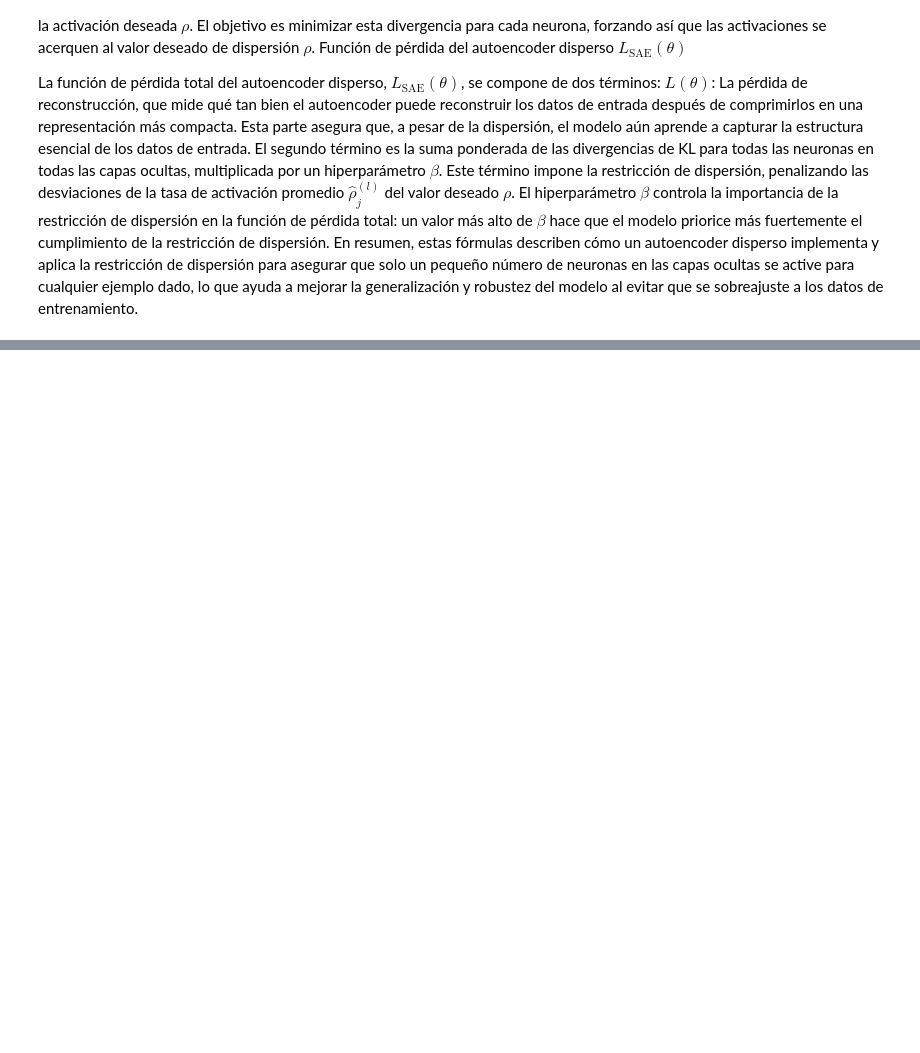
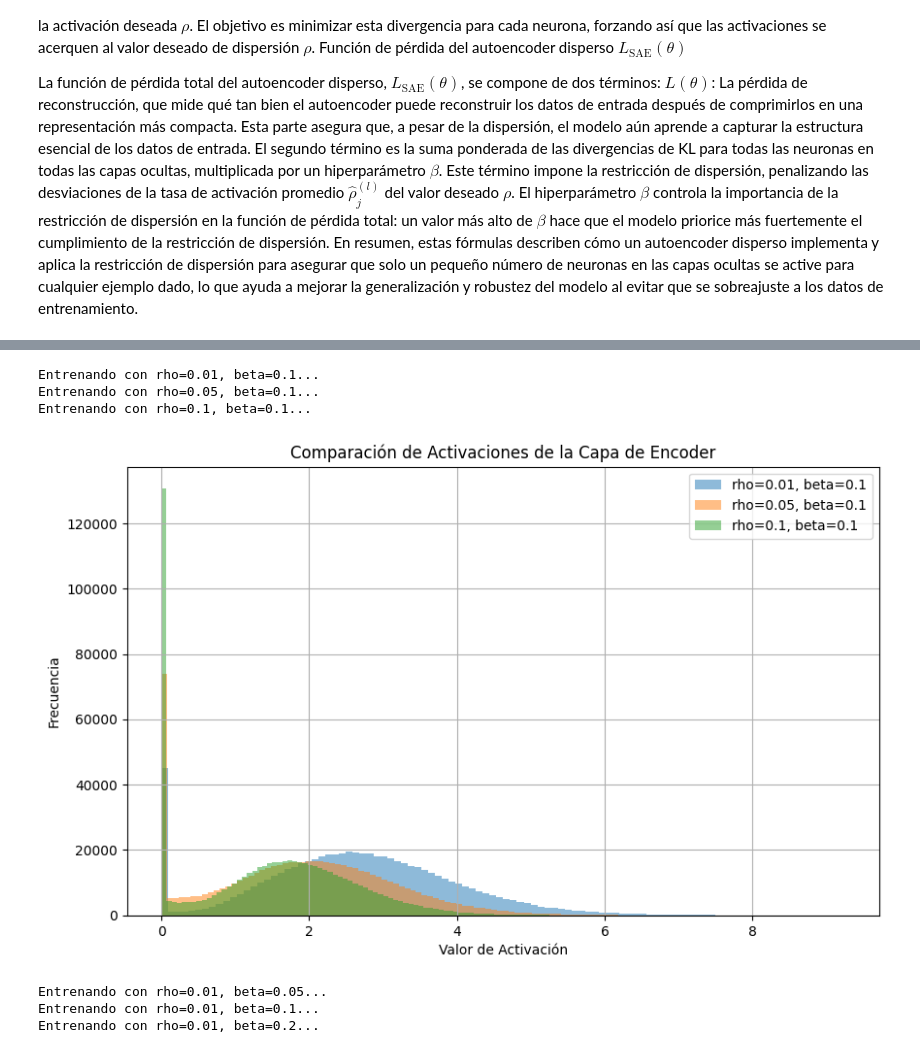
Before and after one commit to ander-db/deep-learning-from-scratch, a Jupyter notebook: autoencoder/Autoencoder.ipynb, the cells around one changed output, grey strips where cells are left out. Drawn from its saved outputs; the diff is of its cells as text; code cells hidden in the pictures; blank space fills up the shorter version.

```diff
--- a/autoencoder/Autoencoder.ipynb
+++ b/autoencoder/Autoencoder.ipynb
@@ -308,0 +414,53 @@ ValueError: in user code:
+# %%
+def compare_sparsity_effects(autoencoder, x_train, x_test, rho_beta_pairs):
+    """
+    Entrena y visualiza las activaciones de la capa de encoder para diferentes valores de rho y beta,
+    todo en la misma gráfica con distintos colores.
+
+    Args:
+    - autoencoder (Model): La instancia base de tu SparseAutoencoder.
+    - x_train (numpy.ndarray): Datos de entrenamiento.
+    - x_test (numpy.ndarray): Datos de prueba para generar activaciones.
+    - rho_beta_pairs (list of tuples): Lista de tuplas (rho, beta) para probar.
+    """
+    plt.figure(figsize=(10, 6))
+    for rho, beta in rho_beta_pairs:
+        print(f"Entrenando con rho={rho}, beta={beta}...")
+        # Configura la pérdida con los valores actuales de rho y beta
+        loss = SparsityLoss(rho=rho, beta=beta)
+
+        # Clona el modelo para reiniciar el entrenamiento
+        model_clone = keras.models.clone_model(autoencoder)
+        model_clone.compile(optimizer=keras.optimizers.Adam(learning_rate=0.001), loss=loss)
+
+        # Entrenar el modelo. Asegúrate de usar callbacks o un número reducido de epochs para evitar largos tiempos de espera.
+        model_clone.fit(x_train, x_train, epochs=5, batch_size=128, shuffle=True, verbose=0)  # Reducir epochs para demostración
+
+        # Obtener activaciones de la capa de encoder
+        encoder_activations = model_clone.encoder(x_test).numpy().flatten()
+
+        # Dibujar histograma de las activaciones
+        plt.hist(encoder_activations, bins=100, alpha=0.5, label=f"rho={rho}, beta={beta}")
+
+    plt.title('Comparación de Activaciones de la Capa de Encoder')
+    plt.xlabel('Valor de Activación')
+    plt.ylabel('Frecuencia')
+    plt.legend(loc='upper right')
+    plt.grid(True)
+    plt.show()
+
+# Ejemplo de uso
+# Asume que sparse_autoencoder es tu modelo, x_train tus datos de entrenamiento y x_test tus datos de prueba
+rho_beta_pairs = [(0.01, 0.1), (0.05, 0.1), (0.1, 0.1)]  # Ejemplos de pares de rho y beta para probar
+compare_sparsity_effects(sparse_autoencoder, x_train, x_test, rho_beta_pairs)
+
+rho_beta_pairs = [(0.01, 0.05), (0.01, 0.1), (0.01, 0.2)]
+compare_sparsity_effects(sparse_autoencoder, x_train, x_test, rho_beta_pairs)
+# %% [output]
+Entrenando con rho=0.01, beta=0.1...
+Entrenando con rho=0.05, beta=0.1...
+Entrenando con rho=0.1, beta=0.1...
+[figure, added]
+Entrenando con rho=0.01, beta=0.05...
+Entrenando con rho=0.01, beta=0.1...
+Entrenando con rho=0.01, beta=0.2...
```
Also changed, not shown: parts of 17 cells of this notebook.
